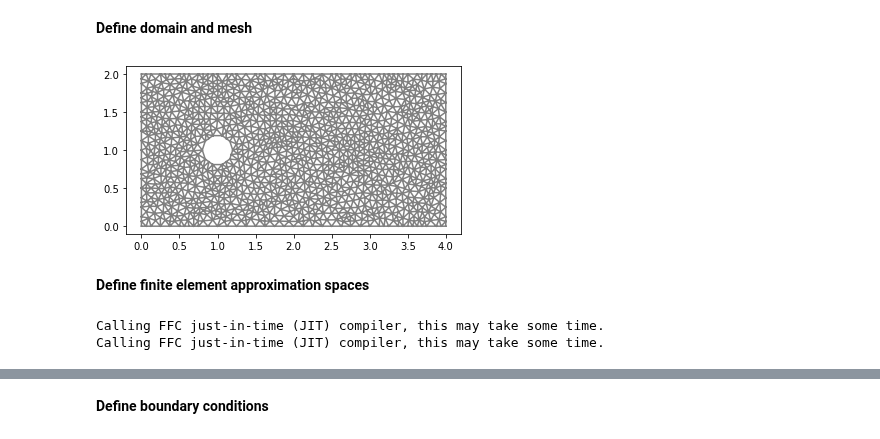
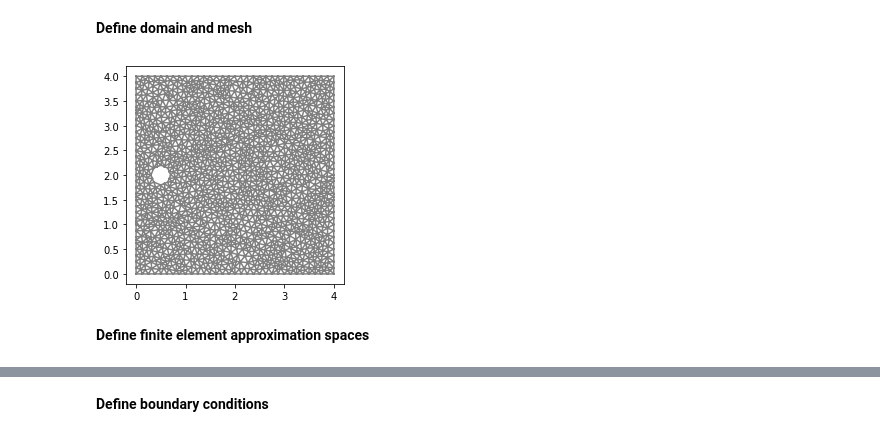
Before and after one commit to johanhoffman/DD2365_VT22, a Jupyter notebook: Lab3/notanumber_lab3.ipynb, the cells around one changed output, grey strips where cells are left out. Cells and saved outputs as stored; diff of their text form; code cells hidden in the pictures.

```diff
--- a/Lab3/notanumber_lab3.ipynb
+++ b/Lab3/notanumber_lab3.ipynb
@@ -110,76 +156,33 @@ To read more about how to use similar methods for more complex problems, see e.g
 # %%
 # Define rectangular domain
 L = 4
-H = 2
+H = 4
 
 # Define circle
-xc = 1.0
+xc = 0.5
 yc = 0.5*H
 rc = 0.2
-
-# Define subdomains (for boundary conditions)
-class Left(SubDomain):
-    def inside(self, x, on_boundary):
-        return near(x[0], 0.0)
-
-class Right(SubDomain):
-    def inside(self, x, on_boundary):
-        return near(x[0], L)
-
-class Lower(SubDomain):
-    def inside(self, x, on_boundary):
-        return near(x[1], 0.0)
-
-class Upper(SubDomain):
-    def inside(self, x, on_boundary):
-        return near(x[1], H)
-
-left = Left()
-right = Right()
-lower = Lower()
-upper = Upper()
 
 # Generate mesh (examples with and without a hole in the mesh)
 resolution = 32
 #mesh = RectangleMesh(Point(0.0, 0.0), Point(L, H), L*resolution, H*resolution)
 mesh = generate_mesh(Rectangle(Point(0.0,0.0), Point(L,H)) - Circle(Point(xc,yc),rc), resolution)
 
 # Local mesh refinement (specified by a cell marker)
-no_levels = 0
-for i in range(0,no_levels):
+init_no_levels = 0
+for i in range(0,init_no_levels):
   cell_marker = MeshFunction("bool", mesh, mesh.topology().dim())
   for cell in cells(mesh):
     cell_marker[cell] = False
     p = cell.midpoint()
-    if p.distance(Point(xc, yc)) < 1.0:
+    if p.distance(Point(0.5, 0.5)) < 1.0:
         cell_marker[cell] = True
   mesh = refine(mesh, cell_marker)
-
-# Define mesh functions (for boundary conditions)
-boundaries = MeshFunction("size_t", mesh, mesh.topology().dim()-1)
-boundaries.set_all(0)
-left.mark(boundaries, 1)
-right.mark(boundaries, 2)
-lower.mark(boundaries, 3)
-upper.mark(boundaries, 4)
 
 plt.figure()
 plot(mesh)
 plt.show()
 # %% [output]
-[figure, old version]
+[figure, new version]
 # %% [markdown]
 **Define finite element approximation spaces**
-# %%
-# Generate finite element spaces (for velocity and pressure)
-V = VectorFunctionSpace(mesh, "Lagrange", 1)
-Q = FunctionSpace(mesh, "Lagrange", 1)
-
-# Define trial and test functions
-u = TrialFunction(V)
-p = TrialFunction(Q)
-v = TestFunction(V)
-q = TestFunction(Q)
-# %% [output]
-Calling FFC just-in-time (JIT) compiler, this may take some time.
-Calling FFC just-in-time (JIT) compiler, this may take some time.
```
Also changed, not shown: parts of 26 cells of this notebook.
